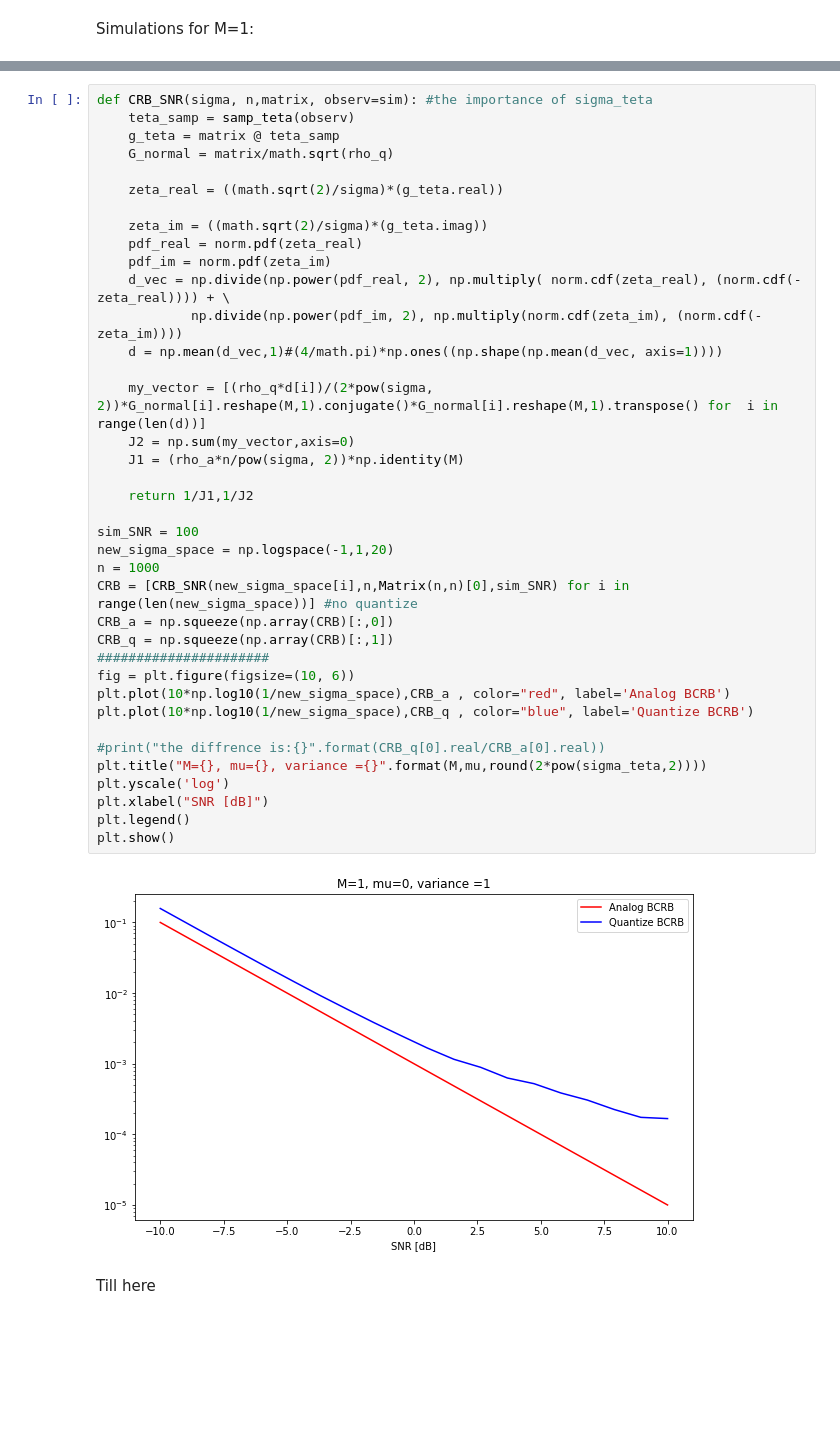
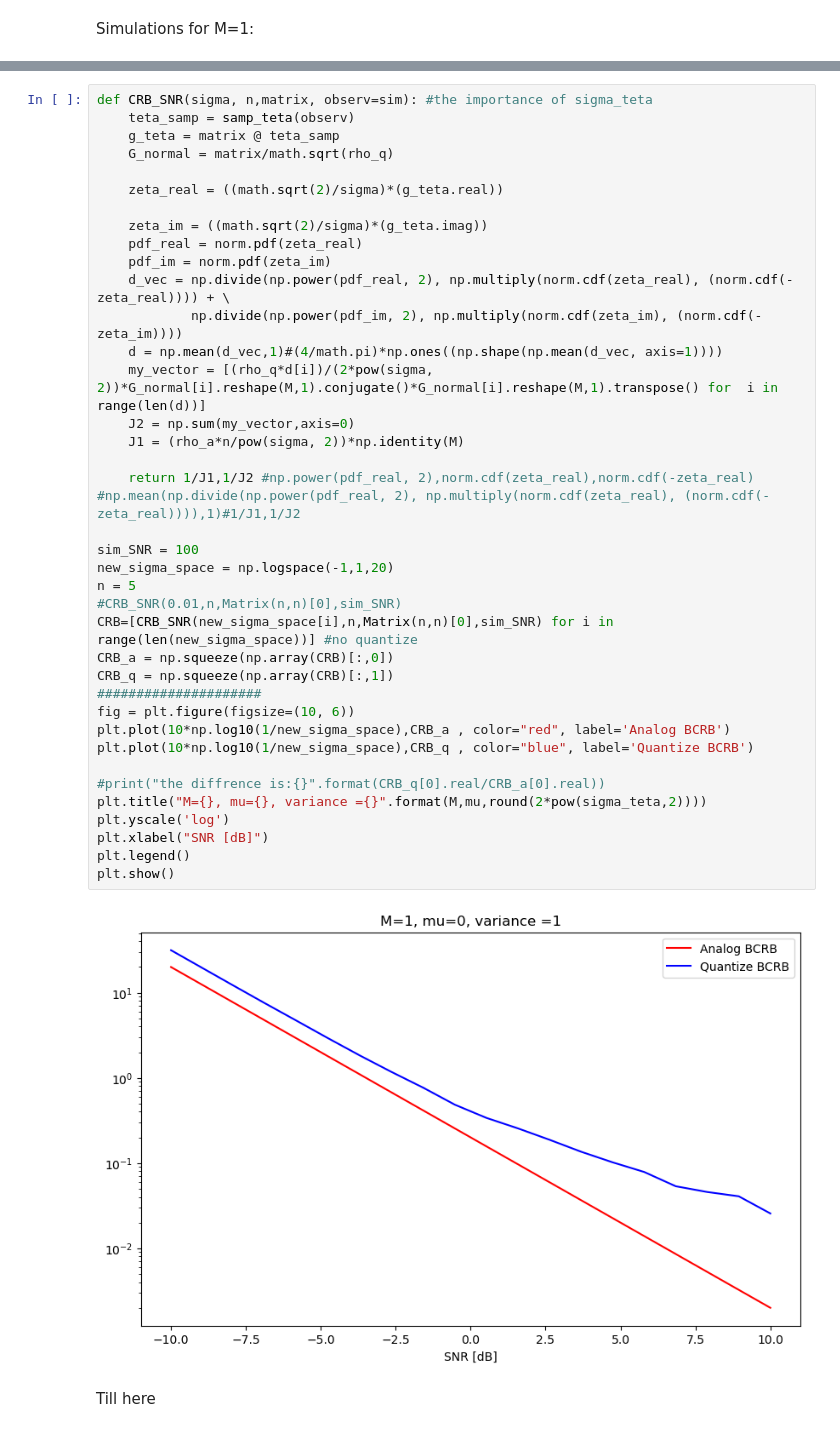
Before and after one commit to mazyaniv/Channel_Estimation, a Jupyter notebook: yaniv.ipynb, the cells around one changed output, grey strips where cells are left out. Saved outputs shown, nothing was run; the diff lists cells and outputs as text; blank space fills up the shorter version.

```diff
--- a/yaniv.ipynb
+++ b/yaniv.ipynb
@@ -494,40 +510,40 @@ def CRB_SNR(sigma, n,matrix, observ=sim): #the importance of sigma_teta
     g_teta = matrix @ teta_samp
     G_normal = matrix/math.sqrt(rho_q)
 
     zeta_real = ((math.sqrt(2)/sigma)*(g_teta.real))
 
     zeta_im = ((math.sqrt(2)/sigma)*(g_teta.imag))
     pdf_real = norm.pdf(zeta_real)
     pdf_im = norm.pdf(zeta_im)
-    d_vec = np.divide(np.power(pdf_real, 2), np.multiply( norm.cdf(zeta_real), (norm.cdf(-zeta_real)))) + \
+    d_vec = np.divide(np.power(pdf_real, 2), np.multiply(norm.cdf(zeta_real), (norm.cdf(-zeta_real)))) + \
             np.divide(np.power(pdf_im, 2), np.multiply(norm.cdf(zeta_im), (norm.cdf(-zeta_im))))
     d = np.mean(d_vec,1)#(4/math.pi)*np.ones((np.shape(np.mean(d_vec, axis=1))))
-
     my_vector = [(rho_q*d[i])/(2*pow(sigma, 2))*G_normal[i].reshape(M,1).conjugate()*G_normal[i].reshape(M,1).transpose() for  i in range(len(d))]
     J2 = np.sum(my_vector,axis=0)
     J1 = (rho_a*n/pow(sigma, 2))*np.identity(M)
 
-    return 1/J1,1/J2
+    return 1/J1,1/J2 #np.power(pdf_real, 2),norm.cdf(zeta_real),norm.cdf(-zeta_real) #np.mean(np.divide(np.power(pdf_real, 2), np.multiply(norm.cdf(zeta_real), (norm.cdf(-zeta_real)))),1)#1/J1,1/J2
 
 sim_SNR = 100
 new_sigma_space = np.logspace(-1,1,20)
-n = 1000
-CRB = [CRB_SNR(new_sigma_space[i],n,Matrix(n,n)[0],sim_SNR) for i in range(len(new_sigma_space))] #no quantize
+n = 5
+#CRB_SNR(0.01,n,Matrix(n,n)[0],sim_SNR)
+CRB=[CRB_SNR(new_sigma_space[i],n,Matrix(n,n)[0],sim_SNR) for i in range(len(new_sigma_space))] #no quantize
 CRB_a = np.squeeze(np.array(CRB)[:,0])
 CRB_q = np.squeeze(np.array(CRB)[:,1])
-######################
+#####################
 fig = plt.figure(figsize=(10, 6))
 plt.plot(10*np.log10(1/new_sigma_space),CRB_a , color="red", label='Analog BCRB')
 plt.plot(10*np.log10(1/new_sigma_space),CRB_q , color="blue", label='Quantize BCRB')
 
 #print("the diffrence is:{}".format(CRB_q[0].real/CRB_a[0].real))
 plt.title("M={}, mu={}, variance ={}".format(M,mu,round(2*pow(sigma_teta,2))))
 plt.yscale('log')
 plt.xlabel("SNR [dB]")
 plt.legend()
 plt.show()
 # %% [output]
-[figure, old version]
+[figure, new version]
 # %% [markdown]
 Till here
 # %%
```
Also changed, not shown: parts of 4 cells of this notebook.
